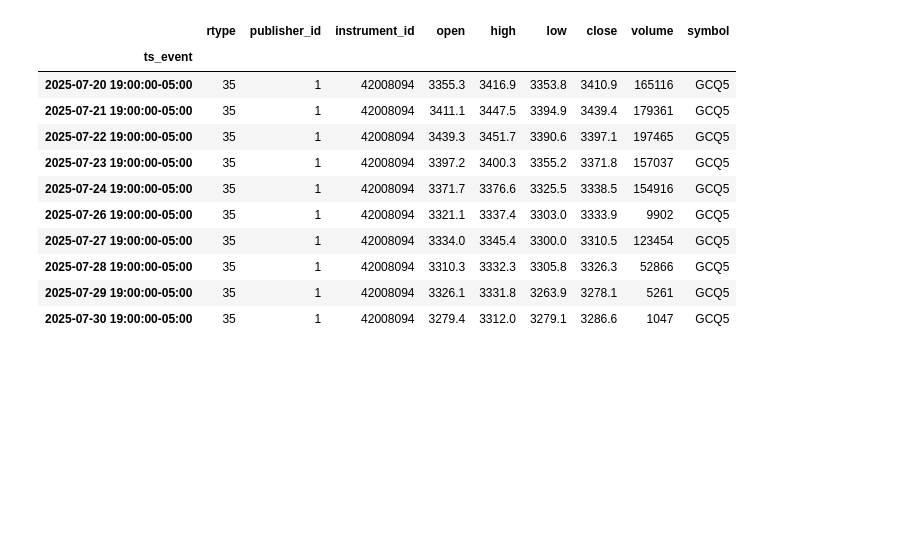
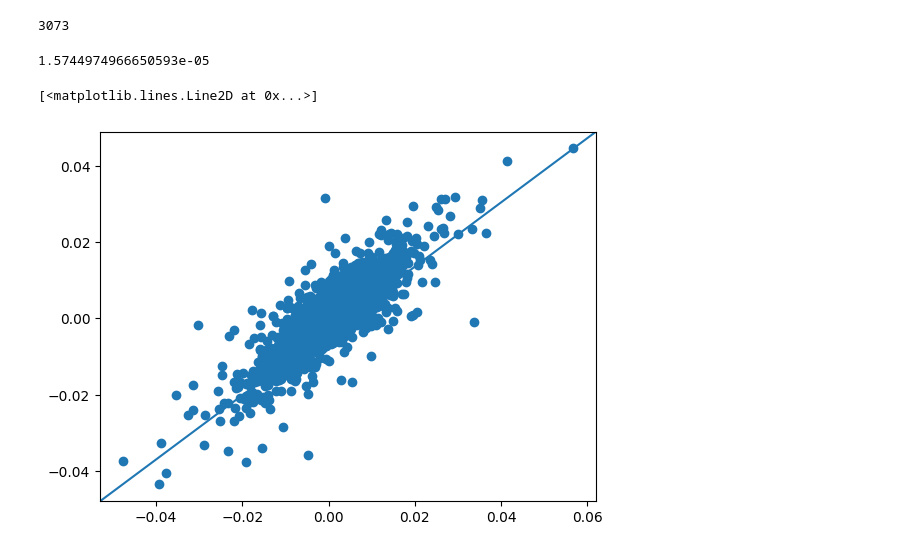
Before and after one commit to joeHollander/ETF-Research, a Jupyter notebook: main.ipynb, the cells around one changed output. Cells and saved outputs as stored; diff of their text form; code cells hidden in the pictures; blank space fills up the shorter version.

Commit message:
tested roll functions, verifyed results to TradingView

```diff
--- a/main.ipynb
+++ b/main.ipynb
@@ -6,4 +18,12 @@ import matplotlib.pyplot as plt
 # %%
+from roll_functions import *
+
+# import data
 df = pd.read_csv('Data/gold_futures_ohlcv.csv', parse_dates=['ts_event'])
-df["ts_event"] = pd.to_datetime(df["ts_event"]).dt.tz_convert('America/Chicago') # ensure it's UTC
+df["ts_event"] = pd.to_datetime(df["ts_event"])
 df = df.set_index('ts_event', inplace=False)
+
+# create continous contract
+detailed_df = combine_features(df, near_roll=False)
+res1 = generic_roll(detailed_df, 1)
+res1.index = res1.index.tz_localize('UTC')
@@ -31,16 +30,7 @@ df.head(20)
-# %%
-df[(df['symbol'] == "GCQ5") & (df.index.date > datetime.date(2023, 1, 1))].tail(10)
-# 3325.8,3331.8,3263.9,3295.8,19252
-# %% [output]
-|  | rtype | publisher_id | instrument_id | open | high | low | close | volume | symbol |
-| ts_event |  |  |  |  |  |  |  |  |  |
-| 2025-07-20 19:00:00-05:00 | 35 | 1 | 42008094 | 3355.3 | 3416.9 | 3353.8 | 3410.9 | 165116 | GCQ5 |
-| 2025-07-21 19:00:00-05:00 | 35 | 1 | 42008094 | 3411.1 | 3447.5 | 3394.9 | 3439.4 | 179361 | GCQ5 |
-| 2025-07-22 19:00:00-05:00 | 35 | 1 | 42008094 | 3439.3 | 3451.7 | 3390.6 | 3397.1 | 197465 | GCQ5 |
-| 2025-07-23 19:00:00-05:00 | 35 | 1 | 42008094 | 3397.2 | 3400.3 | 3355.2 | 3371.8 | 157037 | GCQ5 |
-| 2025-07-24 19:00:00-05:00 | 35 | 1 | 42008094 | 3371.7 | 3376.6 | 3325.5 | 3338.5 | 154916 | GCQ5 |
-| 2025-07-26 19:00:00-05:00 | 35 | 1 | 42008094 | 3321.1 | 3337.4 | 3303.0 | 3333.9 | 9902 | GCQ5 |
-| 2025-07-27 19:00:00-05:00 | 35 | 1 | 42008094 | 3334.0 | 3345.4 | 3300.0 | 3310.5 | 123454 | GCQ5 |
-| 2025-07-28 19:00:00-05:00 | 35 | 1 | 42008094 | 3310.3 | 3332.3 | 3305.8 | 3326.3 | 52866 | GCQ5 |
-| 2025-07-29 19:00:00-05:00 | 35 | 1 | 42008094 | 3326.1 | 3331.8 | 3263.9 | 3278.1 | 5261 | GCQ5 |
-| 2025-07-30 19:00:00-05:00 | 35 | 1 | 42008094 | 3279.4 | 3312.0 | 3279.1 | 3286.6 | 1047 | GCQ5 |
+# %%
+common_idx = set(res1.index).intersection(set(gc1_df.index))
+print(len(common_idx))
+# %% [output]
+3073
+# %%
+common_idx = pd.DatetimeIndex(data=common_idx)
@@ -46,0 +39,21 @@ df[(df['symbol'] == "GCQ5") & (df.index.date > datetime.date(2023, 1, 1))].tail(
+# %%
+res1_pct = res1['close'].pct_change()
+gc1_pct = gc1_df['close'].pct_change()
+
+# Find common indices and remove NaN values
+common_idx = common_idx.intersection(res1_pct.index[res1_pct.notna()])
+common_idx = common_idx.intersection(gc1_pct.index[gc1_pct.notna()])
+
+res1_arr = np.array(res1_pct.loc[common_idx])
+gc1_arr = np.array(gc1_pct.loc[common_idx])
+mse = np.mean((res1_arr - gc1_arr) ** 2)
+print(mse)
+# %% [output]
+1.5744974966650593e-05
+# %%
+fig, ax = plt.subplots()
+ax.scatter(x=res1_arr, y=gc1_arr)
+ax.plot([0, 1], [0, 1], transform=ax.transAxes)
+# %% [output]
+[<matplotlib.lines.Line2D at 0x...>]
+[figure, added]
```
Also changed, not shown: parts of 7 cells of this notebook, 1 other file.
